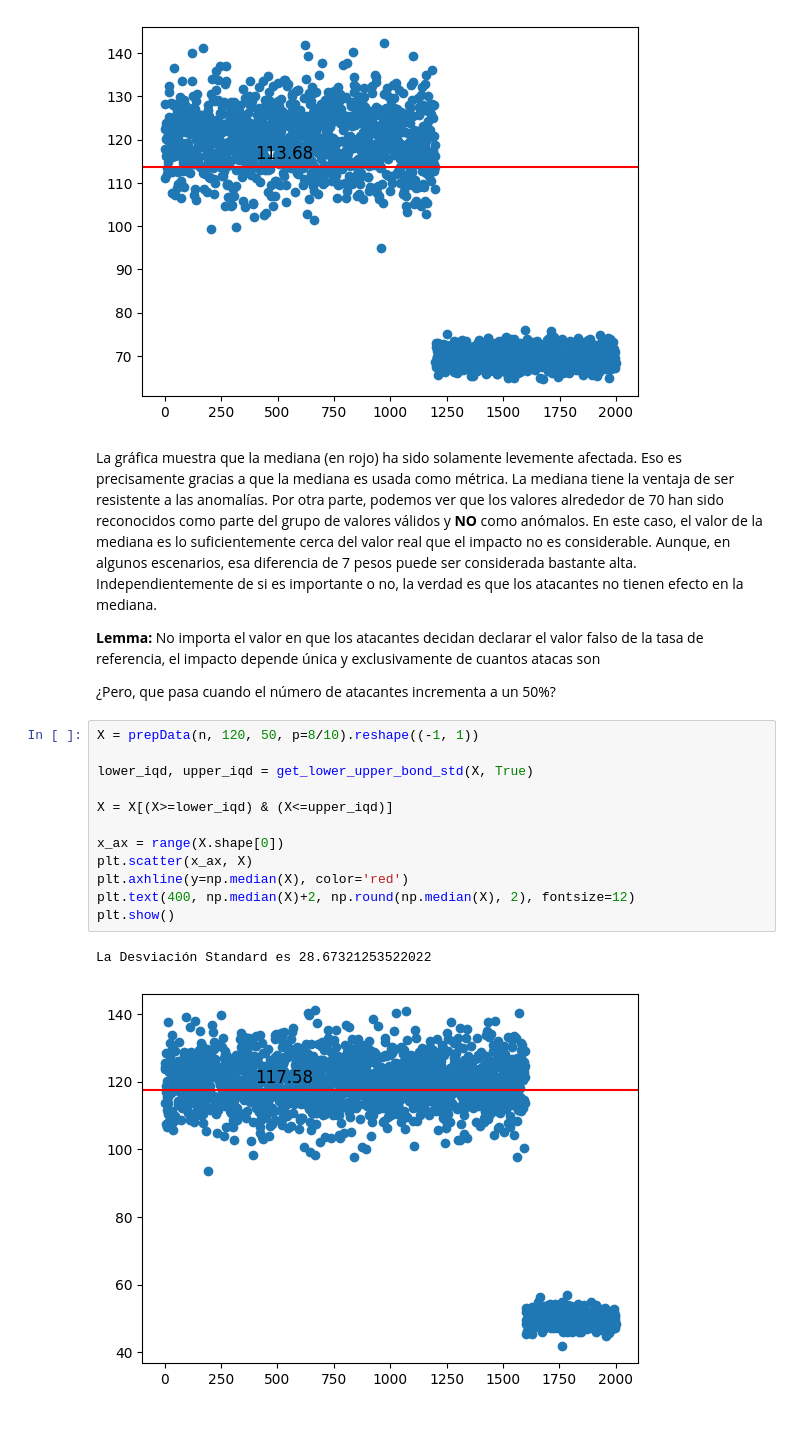
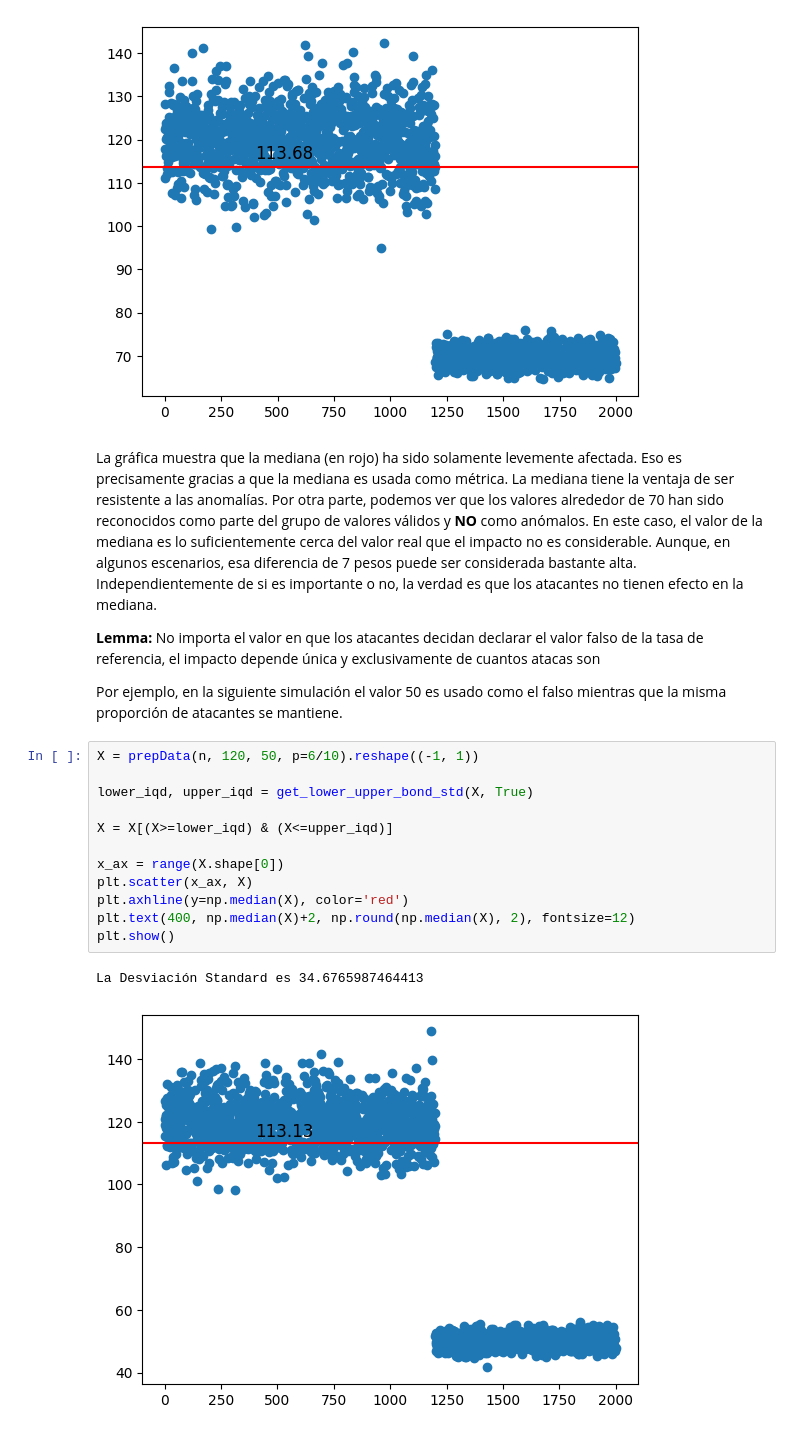
Before and after one commit to Datalis/tasa-jupyter, a Jupyter notebook: anomaly_detection.ipynb, the cells around one changed output. Saved outputs shown, nothing was run; the diff lists cells and outputs as text.

```diff
--- a/anomaly_detection.ipynb
+++ b/anomaly_detection.ipynb
@@ -316,20 +316,19 @@ Independientemente de si es importante o no, la verdad es que los atacantes no t
 
 **Lemma:** No importa el valor en que los atacantes decidan declarar el valor falso de la tasa de referencia, el impacto depende única y exclusivamente de cuantos atacas son
 
-
-¿Pero, que pasa cuando el número de atacantes incrementa a un 50%?
+Por ejemplo, en la siguiente simulación el valor 50 es usado como el falso mientras que la misma proporción de atacantes se mantiene.
 # %%
-X = prepData(n, 120, 50, p=8/10).reshape((-1, 1))
+X = prepData(n, 120, 50, p=6/10).reshape((-1, 1))
 
 lower_iqd, upper_iqd = get_lower_upper_bond_std(X, True)
 
 X = X[(X>=lower_iqd) & (X<=upper_iqd)]
 
 x_ax = range(X.shape[0])
 plt.scatter(x_ax, X)
 plt.axhline(y=np.median(X), color='red')
 plt.text(400, np.median(X)+2, np.round(np.median(X), 2), fontsize=12)
 plt.show()
 # %% [output]
-La Desviación Standard es 28.67321253522022
+La Desviación Standard es 34.6765987464413
-[figure, old version]
+[figure, new version]
```
Also changed, not shown: parts of 4 cells of this notebook.
